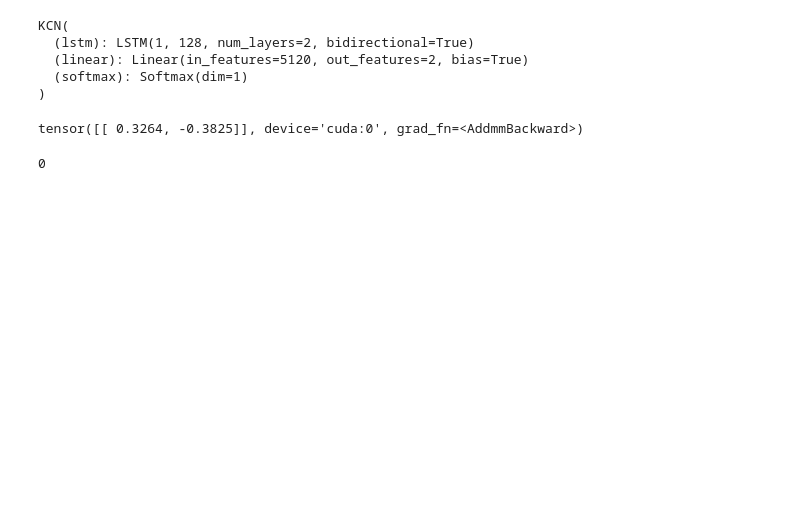
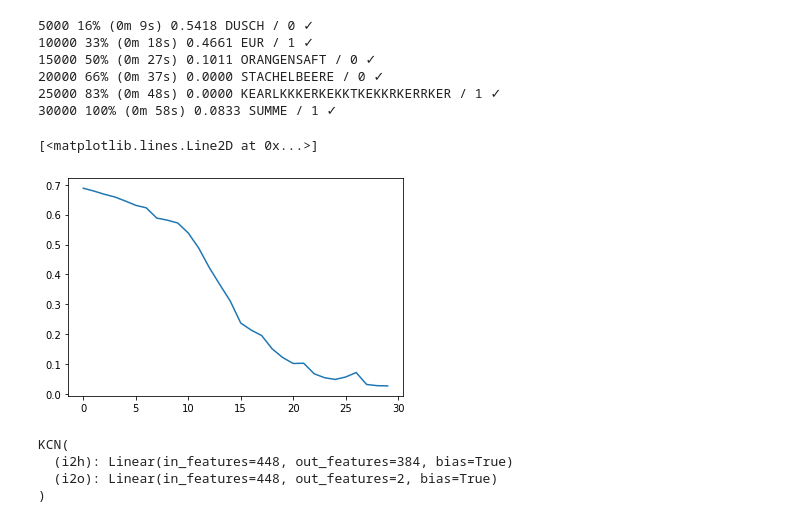
Before and after one commit to LuanAdemi/GroceryListPredictor, a Jupyter notebook: rscanner/KCN.ipynb, the cells around one changed output. Cells and saved outputs as stored; diff of their text form; code cells hidden in the pictures; blank space fills up the shorter version.

```diff
--- a/rscanner/KCN.ipynb
+++ b/rscanner/KCN.ipynb
@@ -91,0 +197,4 @@ for epoch in range(100):
+# %%
+kcn = KCN(n_letters, n_hidden, 2)
+criterion = nn.CrossEntropyLoss()
+optimizer = torch.optim.SGD(kcn.parameters(), 0.001)
@@ -91,0 +221,15 @@ for epoch in range(100):
+# %%
+# returns a random training example
+def randomTrainingExample():
+    category = randomChoice(categories)
+    line = randomChoice(x[category])
+    category_tensor = torch.tensor([category], dtype=torch.long)
+
+    line_tensor = lineToTensor(line)
+    return category, line, category_tensor, line_tensor
+# %%
+# retieves the category of an output by the network
+def categoryFromOutput(output):
+    top_n, top_i = output.topk(1)
+    category_i = top_i[0].item()
+    return categories[category_i], category_i
@@ -92,8 +257,52 @@ for epoch in range(100):
+# %%
+n_iters = 30000
+print_every = 5000
+plot_every = 1000
+
+current_loss = 0
+all_losses = []
+
+def timeSince(since):
+    now = time.time()
+    s = now - since
+    m = math.floor(s / 60)
+    s -= m * 60
+    return '%dm %ds' % (m, s)
+
+start = time.time()
+
+for iter in range(1, n_iters + 1):
+    category, line, category_tensor, line_tensor = randomTrainingExample()
+    output, loss = train(category_tensor, line_tensor)
+    current_loss += loss
+
+    # Print iter number, loss, name and guess
+    if iter % print_every == 0:
+        guess, guess_i = categoryFromOutput(output)
+        correct = '✓' if guess == category else '✗ (%s)' % category
+        print('%d %d%% (%s) %.4f %s / %s %s' % (iter, iter / n_iters * 100, timeSince(start), loss, line, guess, correct))
+
+    # Add current loss avg to list of losses
+    if iter % plot_every == 0:
+        all_losses.append(current_loss / plot_every)
+        current_loss = 0
+
+# plot the graph of the losses returned during training
+plt.figure()
+plt.plot(all_losses)
+# %% [output]
+5000 16% (0m 9s) 0.5418 DUSCH / 0 ✓
+10000 33% (0m 18s) 0.4661 EUR / 1 ✓
+15000 50% (0m 27s) 0.1011 ORANGENSAFT / 0 ✓
+20000 66% (0m 37s) 0.0000 STACHELBEERE / 0 ✓
+25000 83% (0m 48s) 0.0000 KEARLKKKERKEKKTKEKKRKERRKER / 1 ✓
+30000 100% (0m 58s) 0.0833 SUMME / 1 ✓
+[<matplotlib.lines.Line2D at 0x...>]
+[figure, added]
 # %%
-model.eval()
+kcn.eval()
 # %% [output]
 KCN(
-  (lstm): LSTM(1, 128, num_layers=2, bidirectional=True)
-  (linear): Linear(in_features=5120, out_features=2, bias=True)
-  (softmax): Softmax(dim=1)
+  (i2h): Linear(in_features=448, out_features=384, bias=True)
+  (i2o): Linear(in_features=448, out_features=2, bias=True)
 )
@@ -108,5 +308,0 @@ def predict(word):
-# %%
-predict("fjheöLO sBDJK")
-# %% [output]
-tensor([[ 0.3264, -0.3825]], device='cuda:0', grad_fn=<AddmmBackward>)
-0
```
Also changed, not shown: parts of 29 cells of this notebook.
